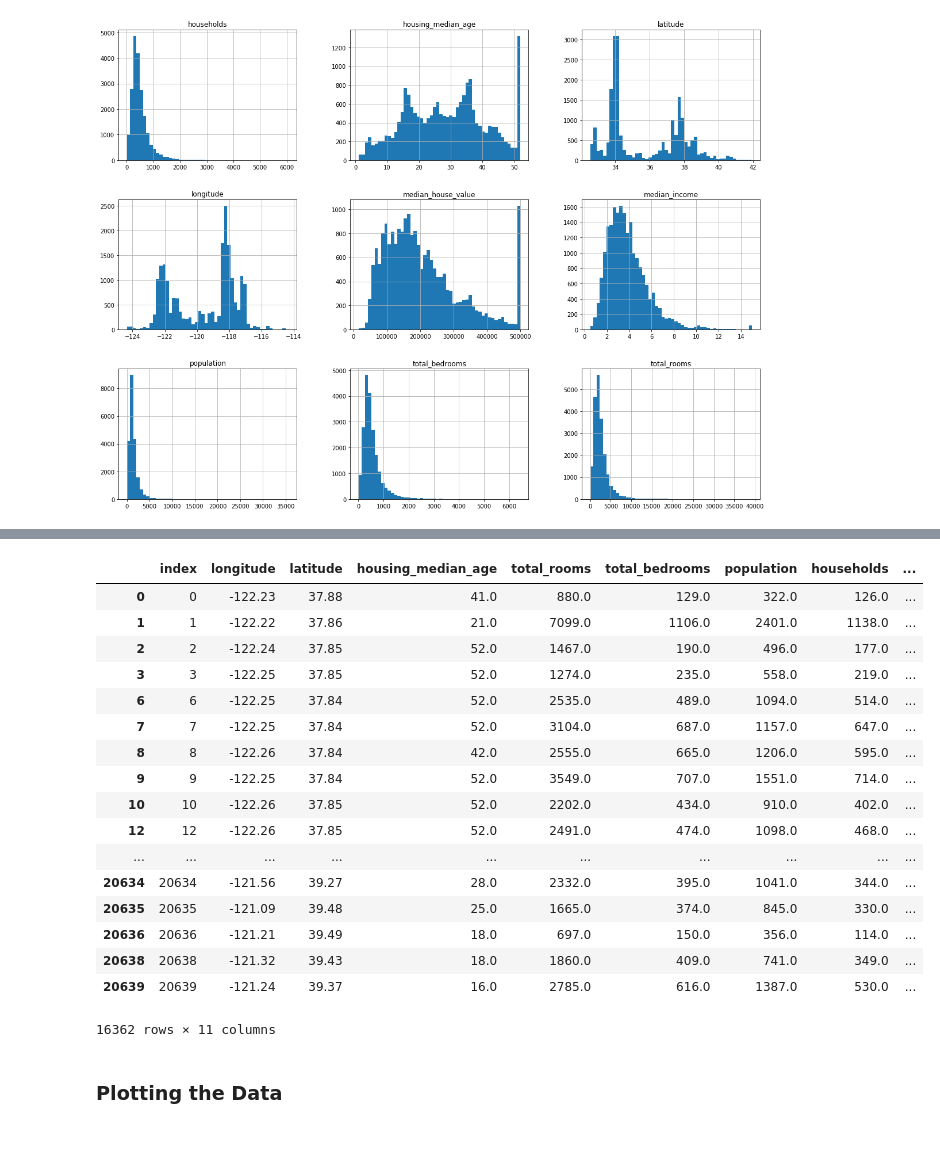
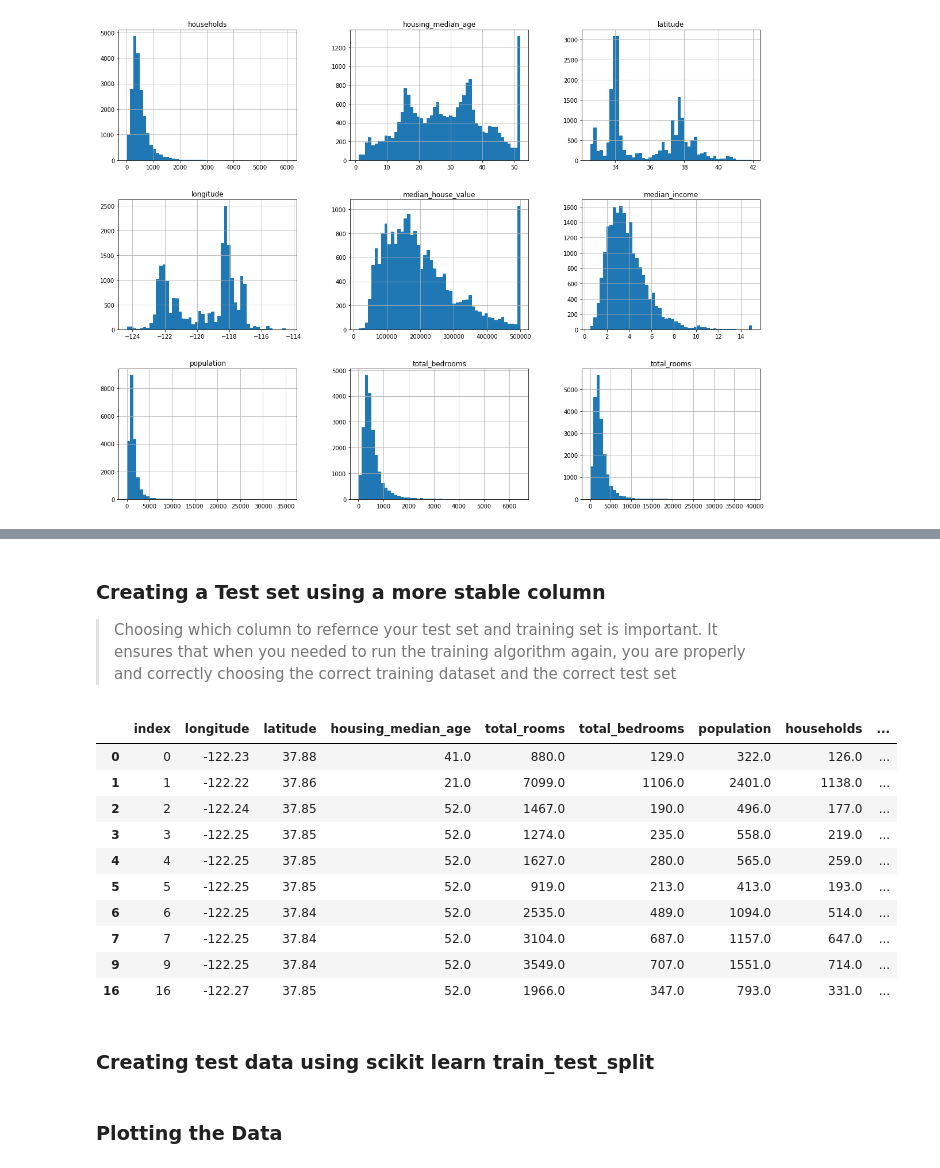
Before and after one commit to fjcamillo/Hands-On-Machine-Learning-with-Scikit-Learn-and-Tensorflow-Notes, a Jupyter notebook: Chapter 2.ipynb, the cells around one changed output, grey strips where cells are left out. Cells and saved outputs as stored; diff of their text form; code cells hidden in the pictures; blank space fills up the shorter version.

Commit message:
added more options in creating train test splits()

```diff
--- a/Chapter 2.ipynb
+++ b/Chapter 2.ipynb
@@ -124,7 +136,16 @@ def test_set_check(identifier, test_ratio, hash):
     return hash(np.int64(identifier)).digest()[-1] < 256* test_ratio
 # %%
 def split_train_test_by_id(data, test_ratio, id_column, hash=hashlib.md5):
+    """
+    @params
+    data: holds dataset
+    test_ration: percentage of the dataset to be turned into test set
+    id_column: part of the dataset the holds unique values for each row
+    hash: type of hashing to use
+    """
     ids = data[id_column]
+
+    #Apply a lambda function that checks the data for the test set, then returns the data separated
     in_test_set = ids.apply(lambda id_: test_set_check(id_, test_ratio, hash))
     return data.loc[~in_test_set], data.loc[in_test_set]
 # %%
@@ -134,21 +169,26 @@ train_set, test_set = split_train_test_by_id(housing_with_id, 0.2, "index")
+# %% [markdown]
+### Creating a Test set using a more stable column
+
+> Choosing which column to refernce your test set and training set is important. It ensures that when you needed to run the training algorithm again, you are properly and correctly choosing the correct training dataset and the correct test set
+# %%
+housing_with_id = housing.reset_index()
+# %%
+housing_with_id['id'] = housing['longitude']*1000+housing['latitude']
+# %%
+train_set, test_set = split_train_test_by_id(housing_with_id, 0.2, 'id')
 # %%
-train_set
+train_set[:10]
 # %% [output]
 |  | index | longitude | latitude | housing_median_age | total_rooms | total_bedrooms | population | households | ... |
 | 0 | 0 | -122.23 | 37.88 | 41.0 | 880.0 | 129.0 | 322.0 | 126.0 | ... |
 | 1 | 1 | -122.22 | 37.86 | 21.0 | 7099.0 | 1106.0 | 2401.0 | 1138.0 | ... |
 | 2 | 2 | -122.24 | 37.85 | 52.0 | 1467.0 | 190.0 | 496.0 | 177.0 | ... |
 | 3 | 3 | -122.25 | 37.85 | 52.0 | 1274.0 | 235.0 | 558.0 | 219.0 | ... |
+| 4 | 4 | -122.25 | 37.85 | 52.0 | 1627.0 | 280.0 | 565.0 | 259.0 | ... |
+| 5 | 5 | -122.25 | 37.85 | 52.0 | 919.0 | 213.0 | 413.0 | 193.0 | ... |
 | 6 | 6 | -122.25 | 37.84 | 52.0 | 2535.0 | 489.0 | 1094.0 | 514.0 | ... |
 | 7 | 7 | -122.25 | 37.84 | 52.0 | 3104.0 | 687.0 | 1157.0 | 647.0 | ... |
-| 8 | 8 | -122.26 | 37.84 | 42.0 | 2555.0 | 665.0 | 1206.0 | 595.0 | ... |
 | 9 | 9 | -122.25 | 37.84 | 52.0 | 3549.0 | 707.0 | 1551.0 | 714.0 | ... |
-| 10 | 10 | -122.26 | 37.85 | 52.0 | 2202.0 | 434.0 | 910.0 | 402.0 | ... |
-| 12 | 12 | -122.26 | 37.85 | 52.0 | 2491.0 | 474.0 | 1098.0 | 468.0 | ... |
-| ... | ... | ... | ... | ... | ... | ... | ... | ... | ... |
-| 20634 | 20634 | -121.56 | 39.27 | 28.0 | 2332.0 | 395.0 | 1041.0 | 344.0 | ... |
-| 20635 | 20635 | -121.09 | 39.48 | 25.0 | 1665.0 | 374.0 | 845.0 | 330.0 | ... |
-| 20636 | 20636 | -121.21 | 39.49 | 18.0 | 697.0 | 150.0 | 356.0 | 114.0 | ... |
-| 20638 | 20638 | -121.32 | 39.43 | 18.0 | 1860.0 | 409.0 | 741.0 | 349.0 | ... |
-| 20639 | 20639 | -121.24 | 39.37 | 16.0 | 2785.0 | 616.0 | 1387.0 | 530.0 | ... |
+| 16 | 16 | -122.27 | 37.85 | 52.0 | 1966.0 | 347.0 | 793.0 | 331.0 | ... |
-16362 rows × 11 columns
+# %% [markdown]
+### Creating test data using scikit learn train_test_split
```
Also changed, not shown: parts of 8 cells of this notebook.
